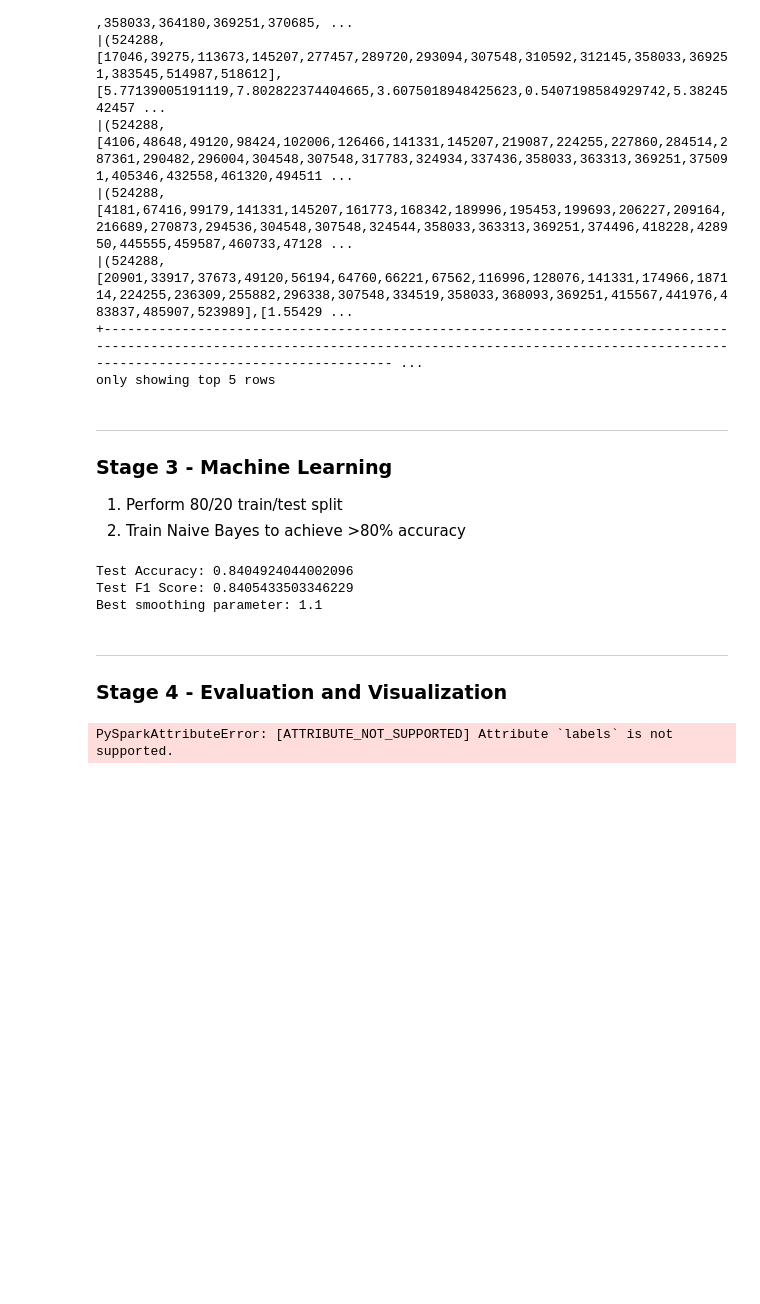
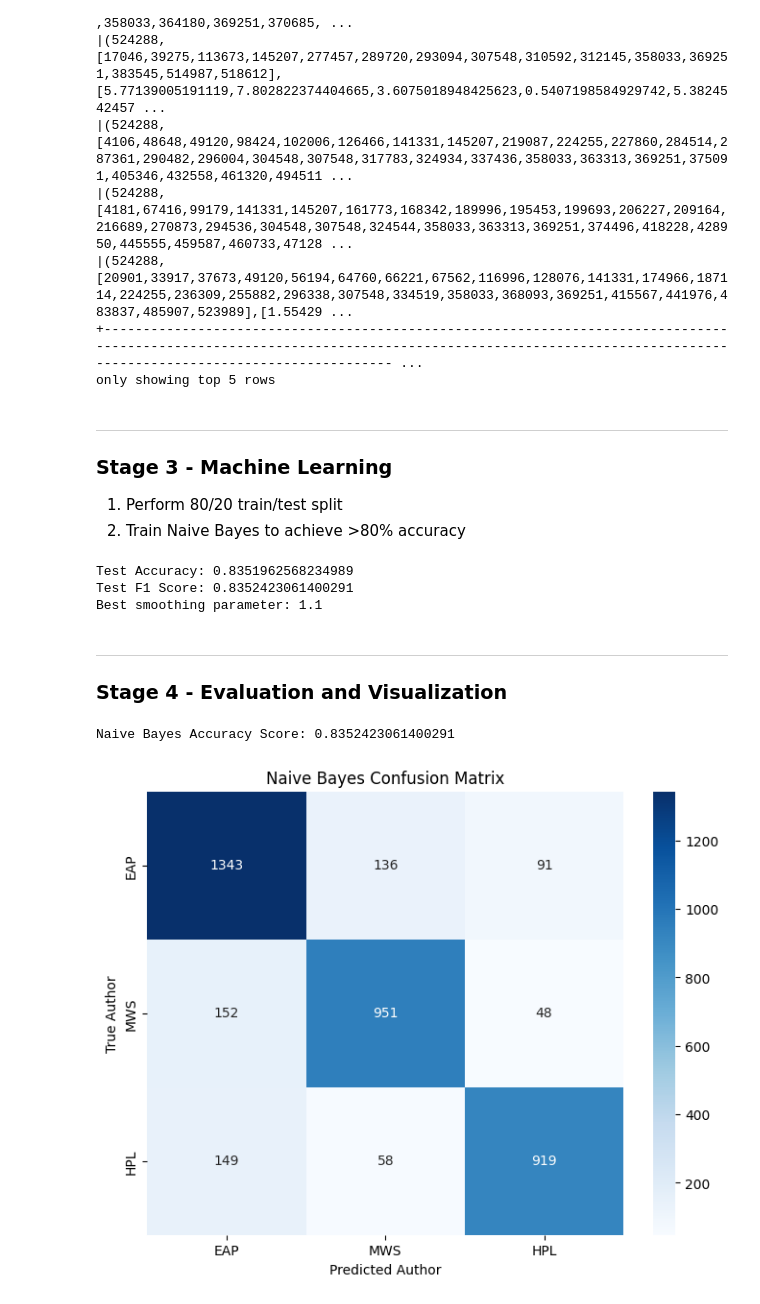
Before and after one commit to alonergan/COSC526_Module5_GroupProject, a Jupyter notebook: M6_Group13_Part2.ipynb, the cells around one changed output. Drawn from its saved outputs; the diff is of its cells as text; code cells hidden in the pictures; blank space fills up the shorter version.

Commit message:
got the code to run and got confusion matrix up

```diff
--- a/M6_Group13_Part2.ipynb
+++ b/M6_Group13_Part2.ipynb
@@ -153,7 +155,9 @@ from pyspark.ml.tuning import CrossValidator, ParamGridBuilder
 
 # Convert authors to numerical labels
 indexer = StringIndexer(inputCol="author", outputCol="label")
-df_labeled = indexer.fit(tfidf).transform(tfidf)
+# had to break these steps out to grab the indicies.
+indexer_model = indexer.fit(tfidf)
+df_labeled = indexer_model.transform(tfidf)
 
 # Do a 80/20 split for validations
 df_train, df_test = df_labeled.randomSplit([0.8, 0.2], seed=42)
@@ -188,8 +192,8 @@ print('Test Accuracy:', accuracy_evaluator.evaluate(nb_prediction))
 print('Test F1 Score:', f1_evaluator.evaluate(nb_prediction))
 print(f'Best smoothing parameter: {best_model.getSmoothing()}')
 # %% [output]
-Test Accuracy: 0.8404924044002096
-Test F1 Score: 0.8405433503346229
+Test Accuracy: 0.8351962568234989
+Test F1 Score: 0.8352423061400291
 Best smoothing parameter: 1.1
 # %% [markdown]
 <hr>
@@ -198,25 +202,43 @@ Best smoothing parameter: 1.1
 # %%
 from sklearn.metrics import confusion_matrix
 import matplotlib.pyplot as plt
 import seaborn as sns
+from pyspark.sql.functions import col, lit
 
-test_data_nb = df_test.drop('author')
-nb_test_predictions = best_model.transform(test_data_nb)
+nb_test_predictions = best_model.transform(df_test)
 
-nb_evaluator = MulticlassClassificationEvaluator(labelCol='author', predictionCol='prediction', metricName='f1')
+nb_evaluator = MulticlassClassificationEvaluator(labelCol='label', predictionCol='prediction', metricName='f1')
 acc_score = nb_evaluator.evaluate(nb_test_predictions)
 print(f"Naive Bayes Accuracy Score: {acc_score}")
 
-# Get confusion matrix
-nb_test_predictions = nb_test_predictions.select('author', 'prediction').toPandas()
-nb_conf_mat = confusion_matrix(nb_test_predictions['author'], nb_test_predictions['prediction'])
+label_mapping = indexer_model.labels
 
-# Plot confusion matrix
+nb_test_predictions = nb_test_predictions.withColumn(
+    "predicted_author",
+    col("prediction").cast("int").cast("string")
+).replace(
+    to_replace={str(i): label for i, label in enumerate(label_mapping)},
+    subset=["predicted_author"]
+)
+
+# Create confusion matrix
+nb_test_predictions_pd = nb_test_predictions.select('predicted_author', 'author').toPandas()
+nb_conf_mat = confusion_matrix(
+    nb_test_predictions_pd['author'],
+    nb_test_predictions_pd['predicted_author'],
+    labels=label_mapping
+)
+
+# Wrap in DataFrame with labels
+conf_df = pd.DataFrame(nb_conf_mat, index=label_mapping, columns=label_mapping)
+
+# Plot
 plt.figure(figsize=(8, 6))
-sns.heatmap(nb_conf_mat, annot=True, fmt='d', cmap='Blues', xticklabels=label_mapping, yticklabels=label_mapping)
-plt.title("Naive Bayes Confusion Matrix")
-plt.xlabel("Predicted Author")
-plt.ylabel("True Author")
+sns.heatmap(conf_df, annot=True, fmt='d', cmap='Blues')
+plt.title('Naive Bayes Confusion Matrix')
+plt.xlabel('Predicted Author')
+plt.ylabel('True Author')
 plt.show()
 # %% [output]
-PySparkAttributeError: [ATTRIBUTE_NOT_SUPPORTED] Attribute `labels` is not supported.
+Naive Bayes Accuracy Score: 0.8352423061400291
+[figure, added]
```
Also changed, not shown: parts of 2 cells of this notebook.
